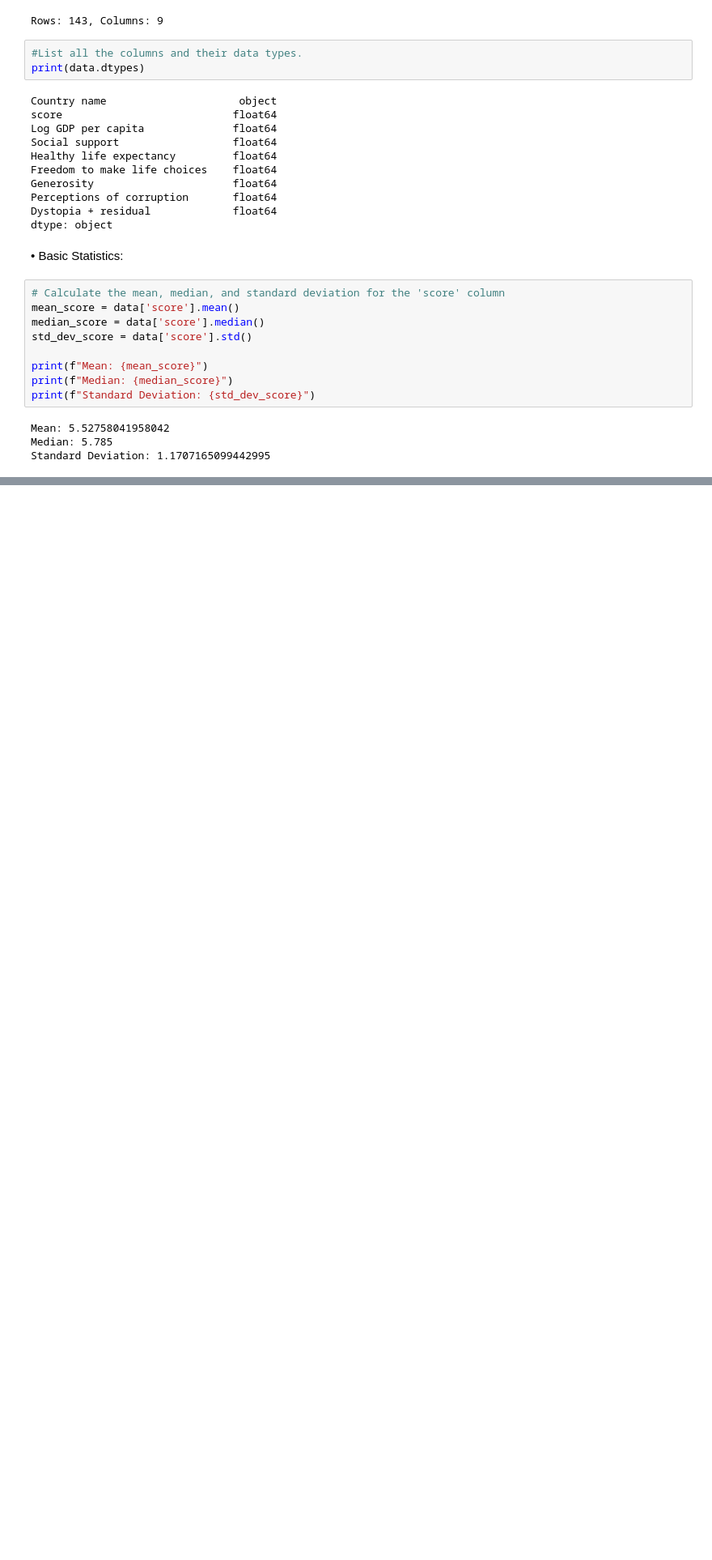
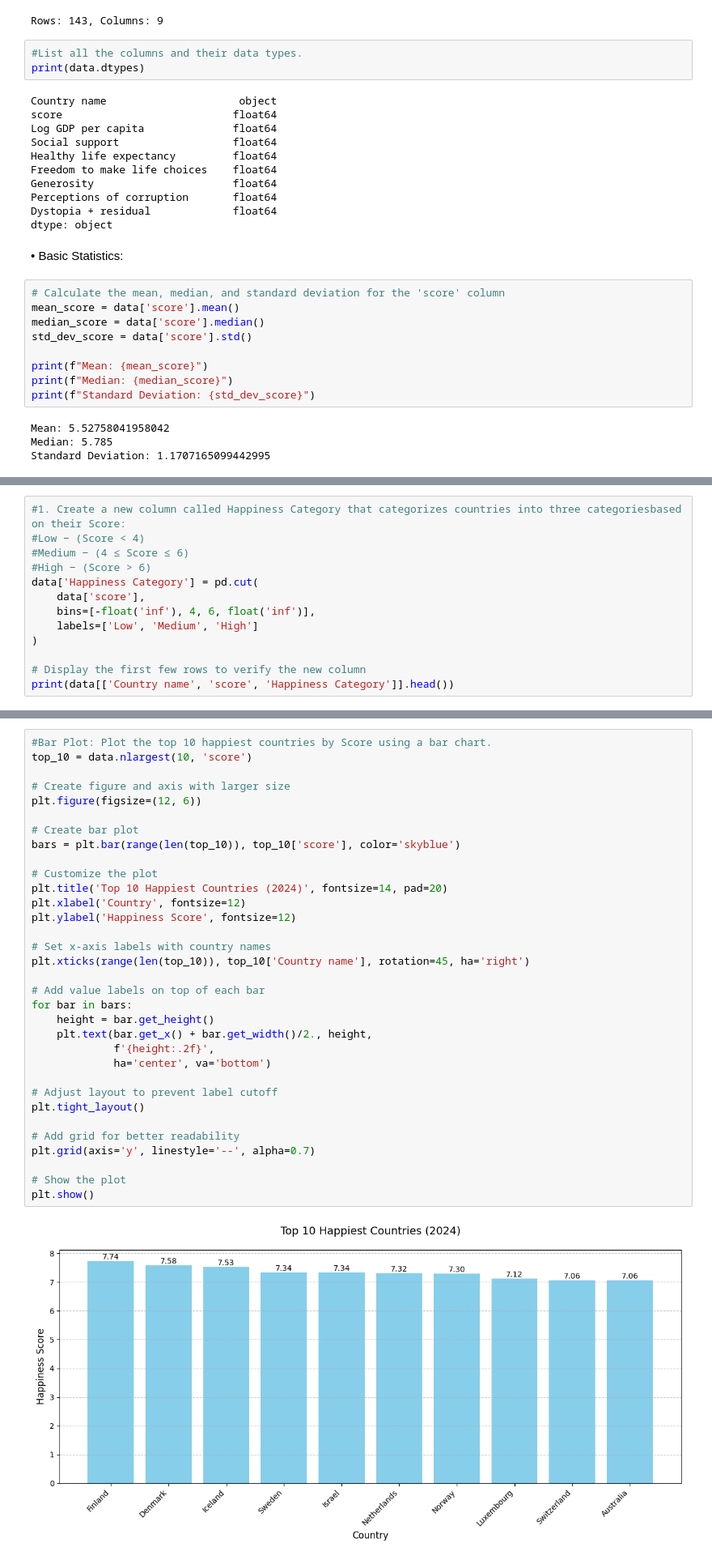
Before and after one commit to princesapkota/assignment1, a Jupyter notebook: assignment1.ipynb, the cells around one changed output, grey strips where cells are left out. Shown: that part at 81% size. Drawn from its saved outputs; the diff is of its cells as text; blank space fills up the shorter version.

```diff
--- a/assignment1.ipynb
+++ b/assignment1.ipynb
@@ -75,0 +145,13 @@ Standard Deviation: 1.1707165099442995
+# %%
+#1. Create a new column called Happiness Category that categorizes countries into three categoriesbased on their Score:
+#Low − (Score < 4)
+#Medium − (4 ≤ Score ≤ 6)
+#High − (Score > 6)
+data['Happiness Category'] = pd.cut(
+    data['score'],
+    bins=[-float('inf'), 4, 6, float('inf')],
+    labels=['Low', 'Medium', 'High']
+)
+
+# Display the first few rows to verify the new column
+print(data[['Country name', 'score', 'Happiness Category']].head())
@@ -75,0 +167,35 @@ Standard Deviation: 1.1707165099442995
+# %%
+#Bar Plot: Plot the top 10 happiest countries by Score using a bar chart.
+top_10 = data.nlargest(10, 'score')
+
+# Create figure and axis with larger size
+plt.figure(figsize=(12, 6))
+
+# Create bar plot
+bars = plt.bar(range(len(top_10)), top_10['score'], color='skyblue')
+
+# Customize the plot
+plt.title('Top 10 Happiest Countries (2024)', fontsize=14, pad=20)
+plt.xlabel('Country', fontsize=12)
+plt.ylabel('Happiness Score', fontsize=12)
+
+# Set x-axis labels with country names
+plt.xticks(range(len(top_10)), top_10['Country name'], rotation=45, ha='right')
+
+# Add value labels on top of each bar
+for bar in bars:
+    height = bar.get_height()
+    plt.text(bar.get_x() + bar.get_width()/2., height,
+             f'{height:.2f}',
+             ha='center', va='bottom')
+
+# Adjust layout to prevent label cutoff
+plt.tight_layout()
+
+# Add grid for better readability
+plt.grid(axis='y', linestyle='--', alpha=0.7)
+
+# Show the plot
+plt.show()
+# %% [output]
+[figure, added]
```
Also changed, not shown: parts of 45 cells of this notebook.
